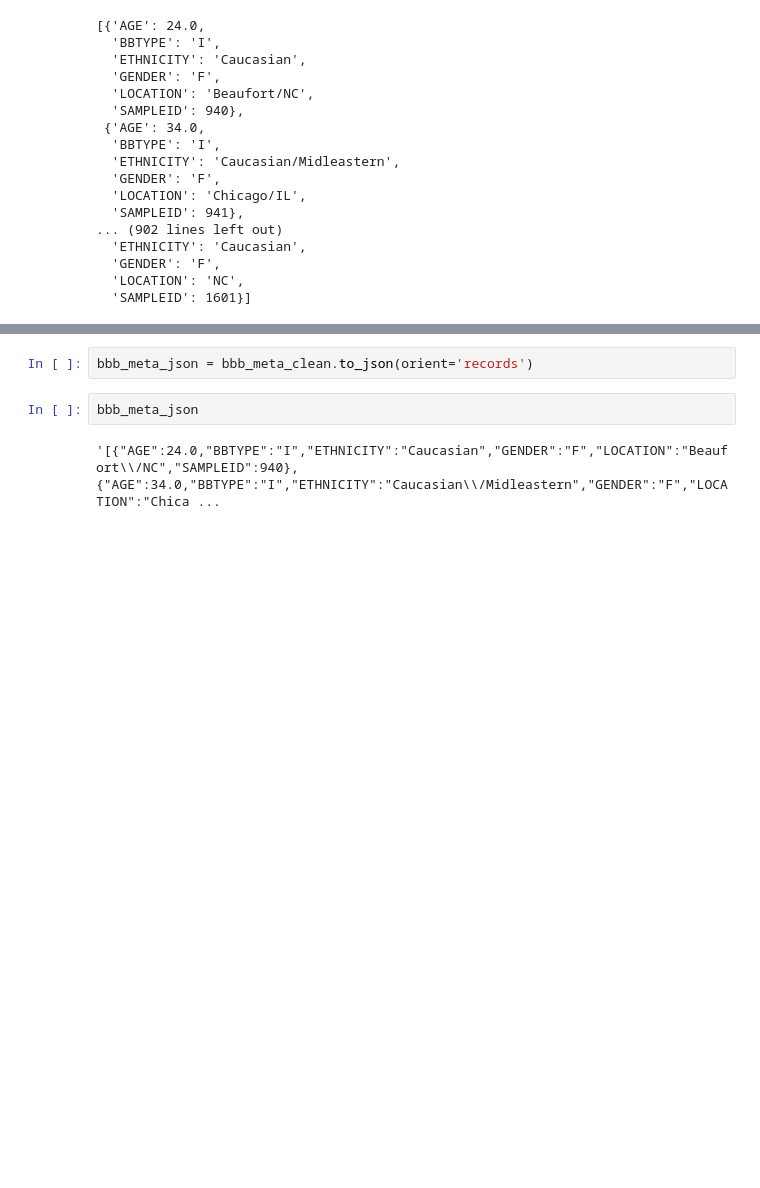
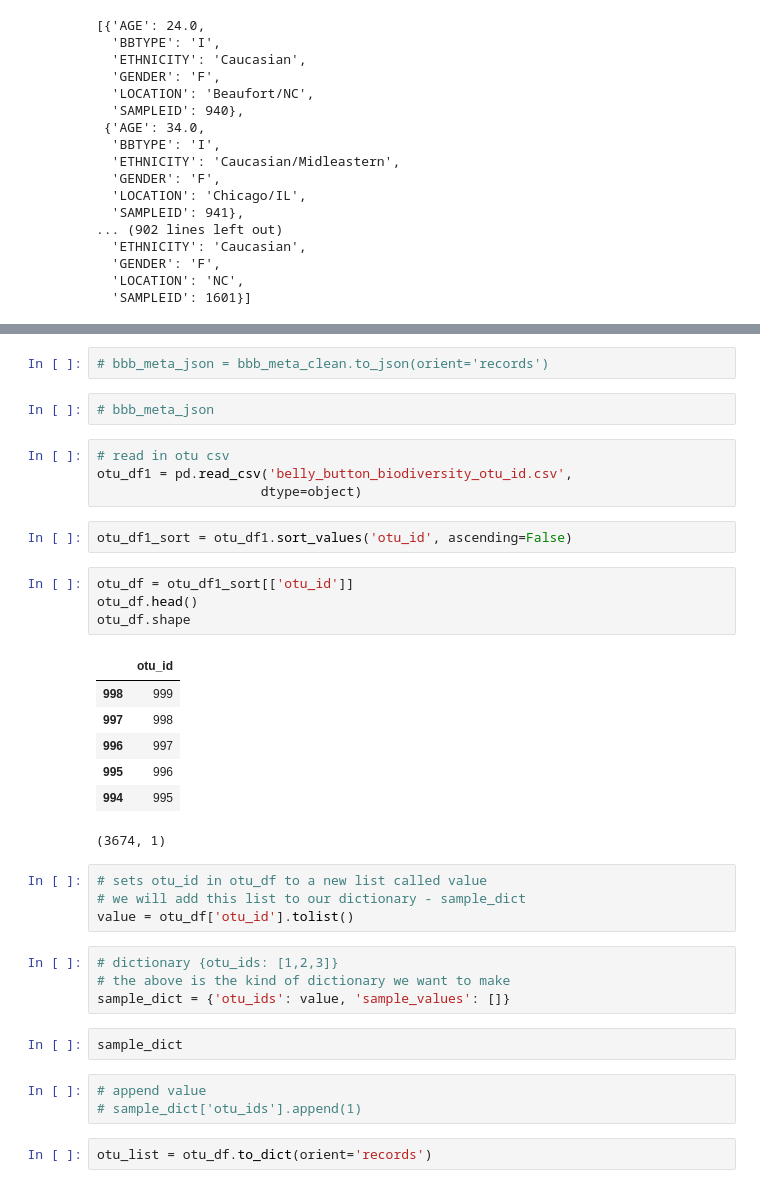
Before and after one commit to ABFdata/Homework, a Jupyter notebook: BellyButtonBio/Generators/bbb_andy_query.ipynb, the cells around one changed output, grey strips where cells are left out. Saved outputs shown, nothing was run; the diff lists cells and outputs as text; blank space fills up the shorter version.

```diff
--- a/BellyButtonBio/Generators/bbb_andy_query.ipynb
+++ b/BellyButtonBio/Generators/bbb_andy_query.ipynb
@@ -164,6 +140,37 @@ bbb_meta_list
 # %%
-bbb_meta_json = bbb_meta_clean.to_json(orient='records')
+# bbb_meta_json = bbb_meta_clean.to_json(orient='records')
-# %%
-bbb_meta_json
-# %% [output]
-'[{"AGE":24.0,"BBTYPE":"I","ETHNICITY":"Caucasian","GENDER":"F","LOCATION":"Beaufort\\/NC","SAMPLEID":940},{"AGE":34.0,"BBTYPE":"I","ETHNICITY":"Caucasian\\/Midleastern","GENDER":"F","LOCATION":"Chica ...
+# %%
+# bbb_meta_json
+# %%
+# read in otu csv
+otu_df1 = pd.read_csv('belly_button_biodiversity_otu_id.csv',
+                     dtype=object)
+# %%
+otu_df1_sort = otu_df1.sort_values('otu_id', ascending=False)
+# %%
+otu_df = otu_df1_sort[['otu_id']]
+otu_df.head()
+otu_df.shape
+# %% [output]
+|  | otu_id |
+| 998 | 999 |
+| 997 | 998 |
+| 996 | 997 |
+| 995 | 996 |
+| 994 | 995 |
+(3674, 1)
+# %%
+# sets otu_id in otu_df to a new list called value
+# we will add this list to our dictionary - sample_dict
+value = otu_df['otu_id'].tolist()
+# %%
+# dictionary {otu_ids: [1,2,3]}
+# the above is the kind of dictionary we want to make
+sample_dict = {'otu_ids': value, 'sample_values': []}
+# %%
+sample_dict
+# %%
+# append value
+# sample_dict['otu_ids'].append(1)
+# %%
+otu_list = otu_df.to_dict(orient='records')
```
Also changed, not shown: parts of 3 cells of this notebook, 2 other files.
